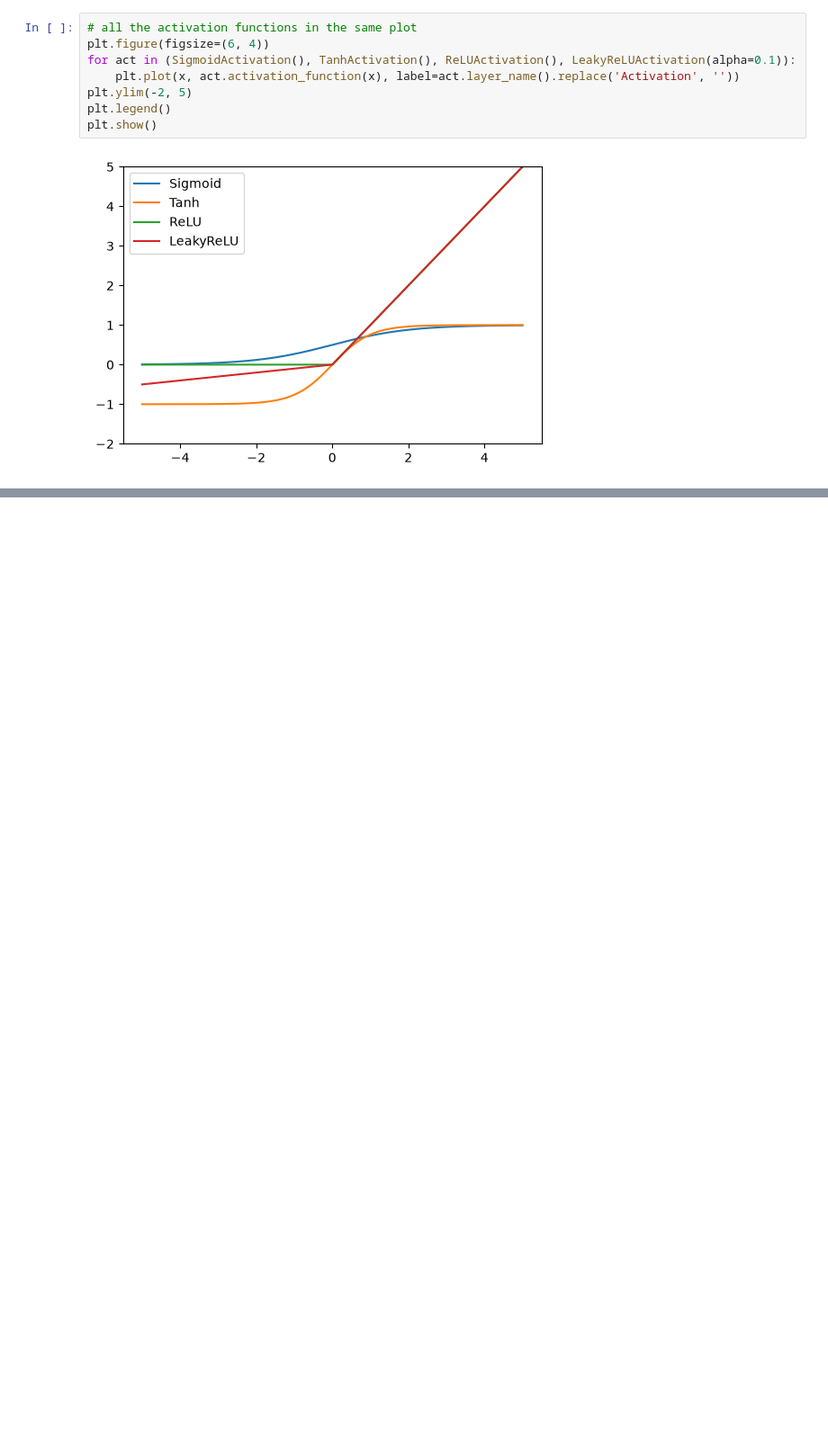
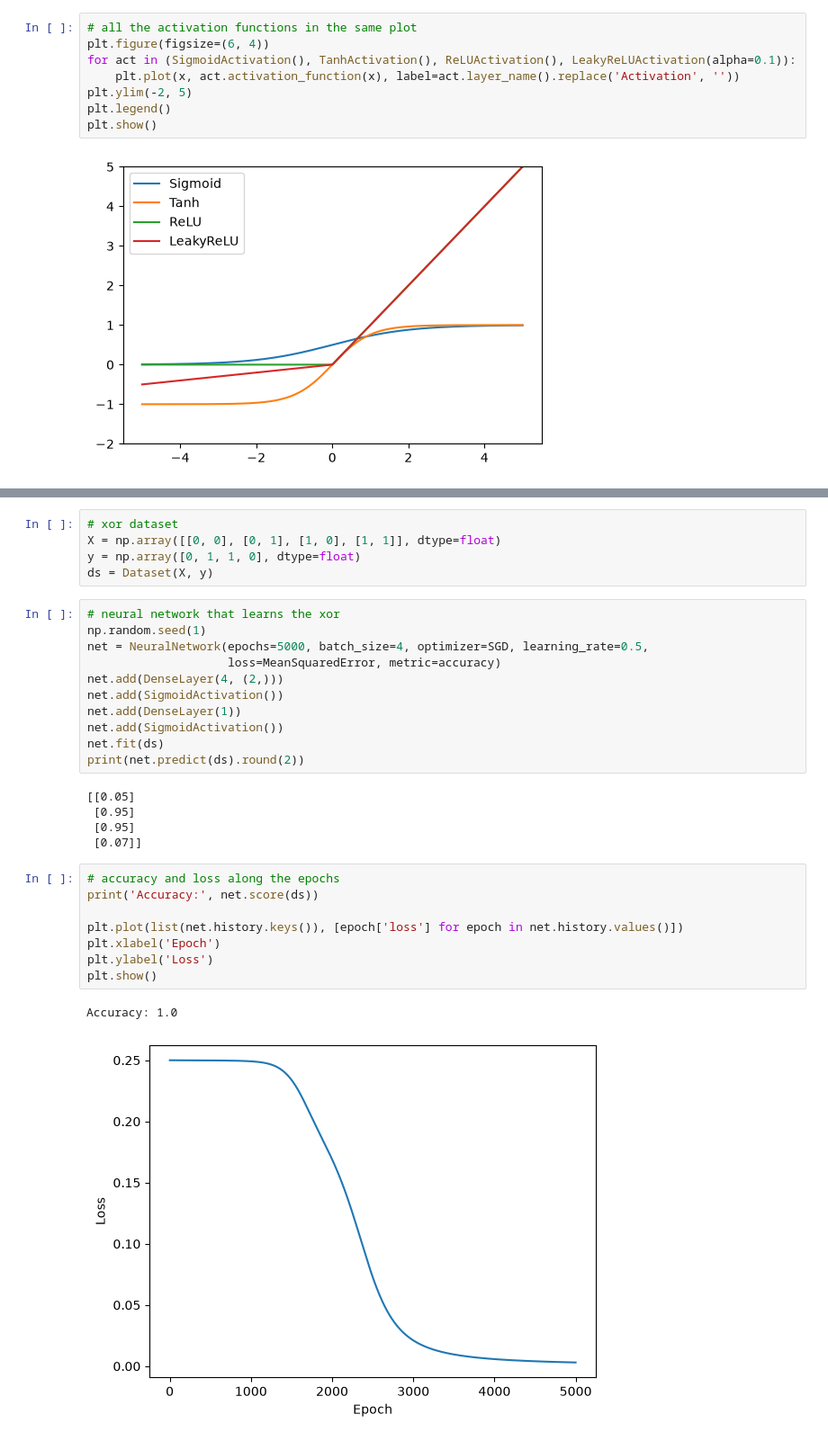
Before and after one commit to alicepicas/sib, a Jupyter notebook: scripts/neural_networks.ipynb, the cells around one changed output, grey strips where cells are left out. Shown at 90% size. Drawn from its saved outputs; the diff is of its cells as text; blank space fills up the shorter version.

Commit message:
Add backward propagation, activations, losses, optimizers and neural network

```diff
--- a/scripts/neural_networks.ipynb
+++ b/scripts/neural_networks.ipynb
@@ -244,0 +268,32 @@ plt.show()
+# %%
+# xor dataset
+X = np.array([[0, 0], [0, 1], [1, 0], [1, 1]], dtype=float)
+y = np.array([0, 1, 1, 0], dtype=float)
+ds = Dataset(X, y)
+# %%
+# neural network that learns the xor
+np.random.seed(1)
+net = NeuralNetwork(epochs=5000, batch_size=4, optimizer=SGD, learning_rate=0.5,
+                    loss=MeanSquaredError, metric=accuracy)
+net.add(DenseLayer(4, (2,)))
+net.add(SigmoidActivation())
+net.add(DenseLayer(1))
+net.add(SigmoidActivation())
+net.fit(ds)
+print(net.predict(ds).round(2))
+# %% [output]
+[[0.05]
+ [0.95]
+ [0.95]
+ [0.07]]
+# %%
+# accuracy and loss along the epochs
+print('Accuracy:', net.score(ds))
+
+plt.plot(list(net.history.keys()), [epoch['loss'] for epoch in net.history.values()])
+plt.xlabel('Epoch')
+plt.ylabel('Loss')
+plt.show()
+# %% [output]
+Accuracy: 1.0
+[figure, added]
```
Also changed, not shown: parts of 5 cells of this notebook, 6 other files.
